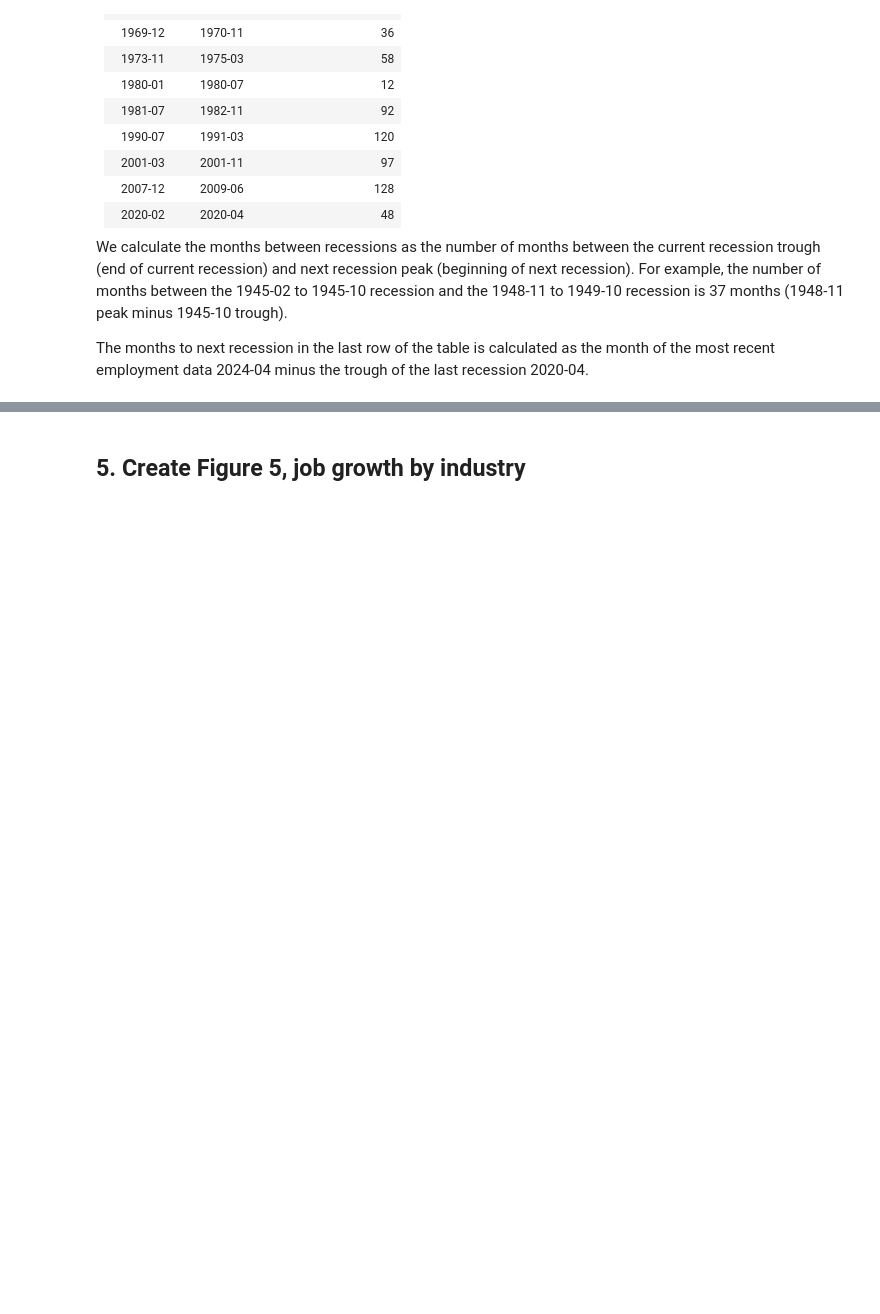
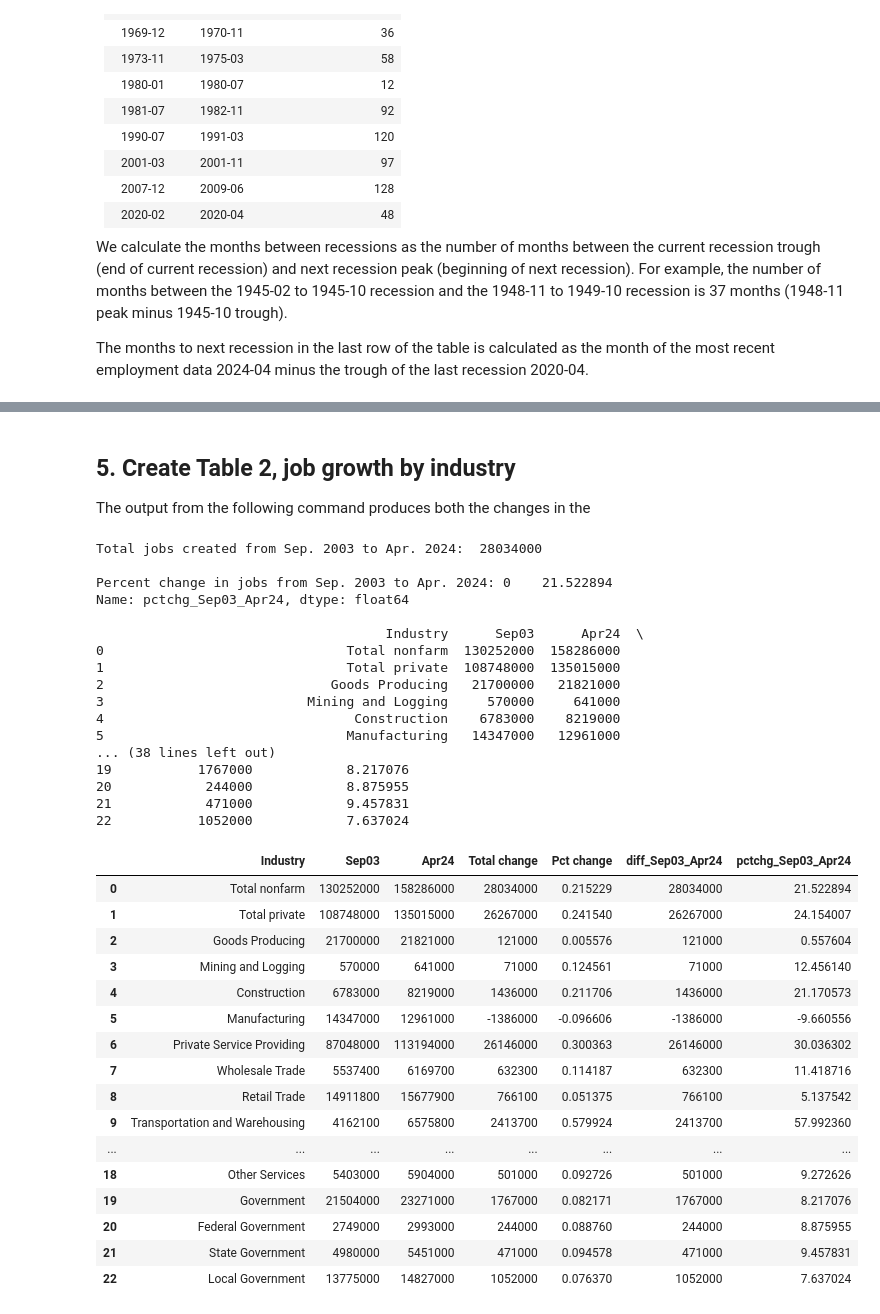
Before and after one commit to OpenSourceEcon/USempl-Streaks-2024-05, a Jupyter notebook: USemplStreaks.ipynb, the cells around one changed output, grey strips where cells are left out. Drawn from its saved outputs; the diff is of its cells as text; code cells hidden in the pictures; blank space fills up the shorter version.

```diff
--- a/USemplStreaks.ipynb
+++ b/USemplStreaks.ipynb
@@ -183,3 +183,41 @@ Average months between recessions: 64.76923076923077
 Average months between recessions: 64.8
 # %% [markdown]
-## 5. Create Figure 5, job growth by industry
+## 5. Create Table 2, job growth by industry
+The output from the following command produces both the changes in the
+# %%
+usempl_ind_chg()
+# %% [output]
+Total jobs created from Sep. 2003 to Apr. 2024:  28034000
+
+Percent change in jobs from Sep. 2003 to Apr. 2024: 0    21.522894
+Name: pctchg_Sep03_Apr24, dtype: float64
+
+                                     Industry      Sep03      Apr24  \
+0                               Total nonfarm  130252000  158286000
+1                               Total private  108748000  135015000
+2                             Goods Producing   21700000   21821000
+3                          Mining and Logging     570000     641000
+4                                Construction    6783000    8219000
+5                               Manufacturing   14347000   12961000
+... (38 lines left out)
+19           1767000            8.217076
+20            244000            8.875955
+21            471000            9.457831
+22           1052000            7.637024
+|  | Industry | Sep03 | Apr24 | Total change | Pct change | diff_Sep03_Apr24 | pctchg_Sep03_Apr24 |
+| 0 | Total nonfarm | 130252000 | 158286000 | 28034000 | 0.215229 | 28034000 | 21.522894 |
+| 1 | Total private | 108748000 | 135015000 | 26267000 | 0.241540 | 26267000 | 24.154007 |
+| 2 | Goods Producing | 21700000 | 21821000 | 121000 | 0.005576 | 121000 | 0.557604 |
+| 3 | Mining and Logging | 570000 | 641000 | 71000 | 0.124561 | 71000 | 12.456140 |
+| 4 | Construction | 6783000 | 8219000 | 1436000 | 0.211706 | 1436000 | 21.170573 |
+| 5 | Manufacturing | 14347000 | 12961000 | -1386000 | -0.096606 | -1386000 | -9.660556 |
+| 6 | Private Service Providing | 87048000 | 113194000 | 26146000 | 0.300363 | 26146000 | 30.036302 |
+| 7 | Wholesale Trade | 5537400 | 6169700 | 632300 | 0.114187 | 632300 | 11.418716 |
+| 8 | Retail Trade | 14911800 | 15677900 | 766100 | 0.051375 | 766100 | 5.137542 |
+| 9 | Transportation and Warehousing | 4162100 | 6575800 | 2413700 | 0.579924 | 2413700 | 57.992360 |
+| ... | ... | ... | ... | ... | ... | ... | ... |
+| 18 | Other Services | 5403000 | 5904000 | 501000 | 0.092726 | 501000 | 9.272626 |
+| 19 | Government | 21504000 | 23271000 | 1767000 | 0.082171 | 1767000 | 8.217076 |
+| 20 | Federal Government | 2749000 | 2993000 | 244000 | 0.088760 | 244000 | 8.875955 |
+| 21 | State Government | 4980000 | 5451000 | 471000 | 0.094578 | 471000 | 9.457831 |
+| 22 | Local Government | 13775000 | 14827000 | 1052000 | 0.076370 | 1052000 | 7.637024 |
```
Also changed, not shown: parts of 7 cells of this notebook, 17 other files.
